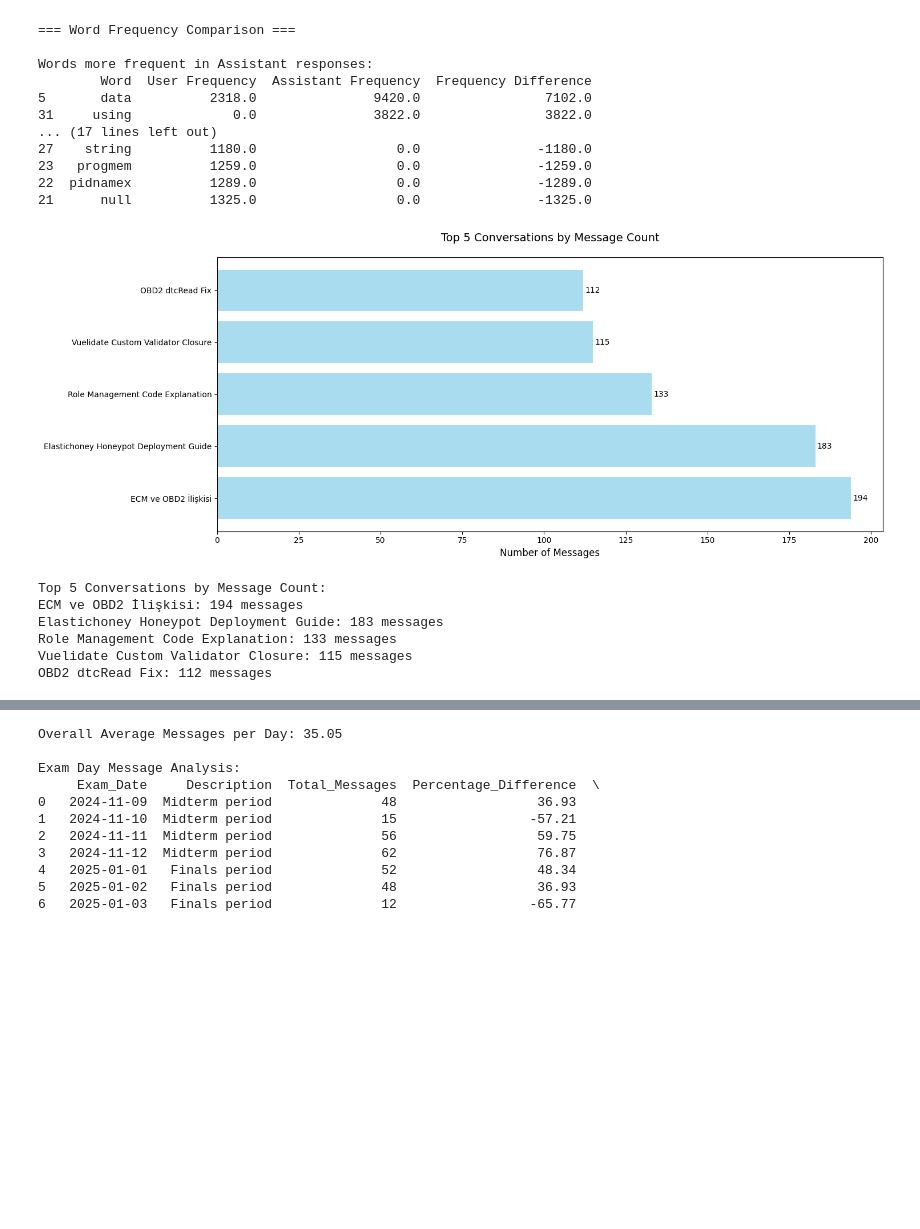
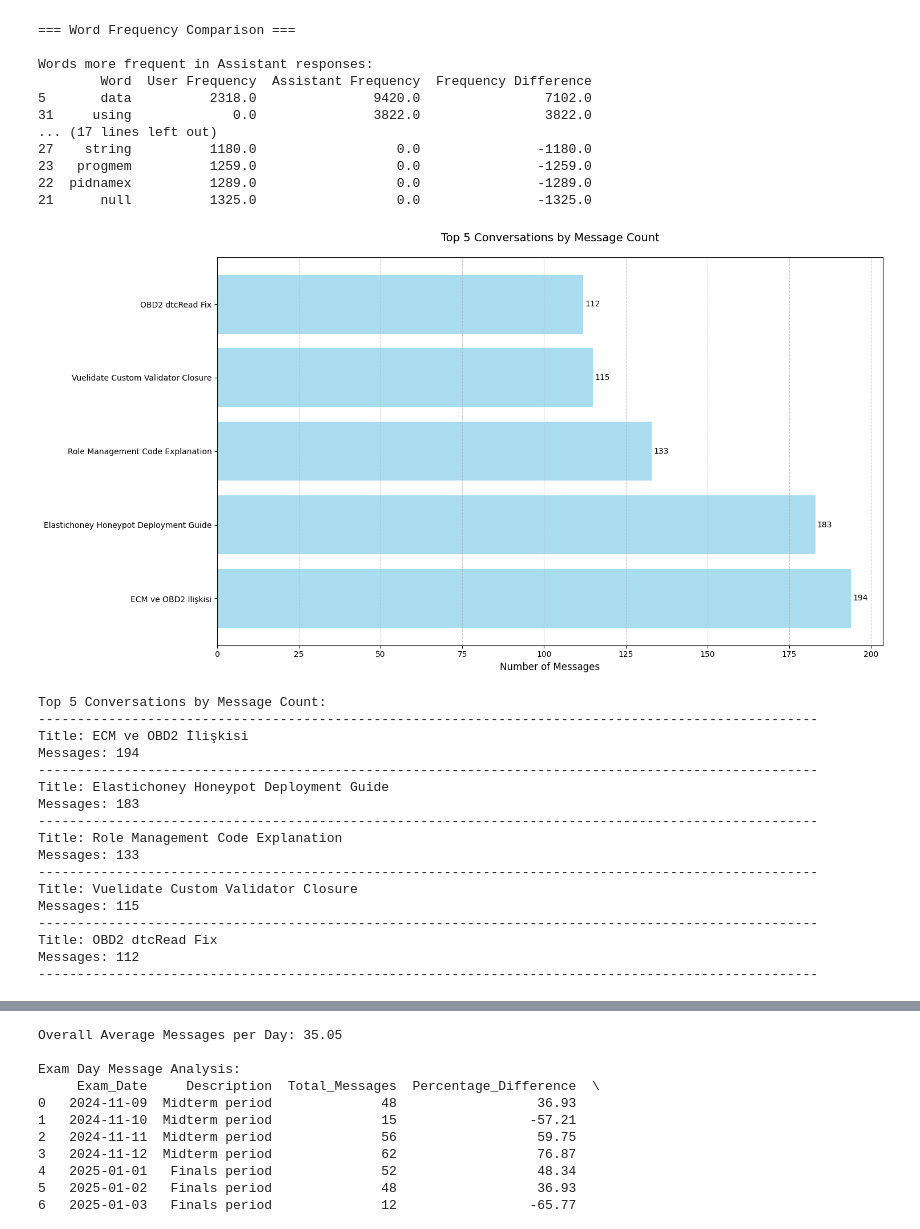
Before and after one commit to bthnzncr/dsa-210-project, a Jupyter notebook: generative-ai_usage_analysis.ipynb, the cells around one changed output, grey strips where cells are left out. Drawn from its saved outputs; the diff is of its cells as text; code cells hidden in the pictures; blank space fills up the shorter version.

```diff
--- a/generative-ai_usage_analysis.ipynb
+++ b/generative-ai_usage_analysis.ipynb
@@ -777,59 +752,83 @@ Words more frequent in Assistant responses:
 21      null          1325.0                  0.0               -1325.0
 # %%
 
+from textwrap import wrap
+with open('conversations.json', 'r', encoding='utf-8') as file:
+    conversations_data = json.load(file)
+
 # Get top 5 conversations data
-def get_top_conversations(message_dict, n=5):
+def get_top_conversations(conversations_data, n=5):
     conversations = {}
 
-    # Group messages by conversation
-    for msg_id, msg in message_dict.items():
-        conv_title = msg.get('conversation_title', 'Untitled')
-        if conv_title not in conversations:
-            conversations[conv_title] = 0
-        conversations[conv_title] += 1
+    # Iterate through conversations to get titles and count messages
+    for conversation in conversations_data:
+        title = conversation.get('title', 'No Title')
+        mapping = conversation.get('mapping', {})
+        message_count = len([msg for msg in mapping.values() if msg.get('message') is not None])
+        conversations[title] = message_count
 
     # Convert to DataFrame and sort
     conv_df = pd.DataFrame(list(conversations.items()), columns=['title', 'message_count'])
     return conv_df.nlargest(n, 'message_count')
 
 # Get top 5 conversations
-top_5 = get_top_conversations(message_dict)
+top_5 = get_top_conversations(conversations_data)
 
-# Create figure with adjusted size and tight layout
-plt.figure(figsize=(15, 6))
+# Create figure with adjusted size
+plt.figure(figsize=(15, 8))
 
 # Create horizontal bar chart
 bars = plt.barh(range(len(top_5)), top_5['message_count'], color='skyblue', alpha=0.7)
 
 # Add value labels on the bars
 for i, bar in enumerate(bars):
     plt.text(bar.get_width() + 0.5, bar.get_y() + bar.get_height()/2,
              str(int(bar.get_width())),
-             va='center')
+             va='center',
+             fontsize=10)
 
 # Customize the plot
 plt.title('Top 5 Conversations by Message Count', fontsize=14, pad=20)
 plt.xlabel('Number of Messages', fontsize=12)
 
-# Set y-axis labels with full titles
-plt.yticks(range(len(top_5)), top_5['title'], fontsize=10)
+# Set y-axis labels with wrapped titles for better readability
+wrapped_titles = ['\n'.join(wrap(str(title), width=50)) for title in top_5['title']]
+plt.yticks(range(len(top_5)), wrapped_titles, fontsize=10)
 
-# Adjust layout to prevent title cutoff
+# Add grid
+plt.grid(axis='x', linestyle='--', alpha=0.7)
+
+# Adjust layout to prevent cutoff
+plt.subplots_adjust(left=0.4)  # Give more space for titles
 plt.tight_layout()
 
 plt.show()
 
 # Print the data
 print("\nTop 5 Conversations by Message Count:")
+print("-" * 100)
 for _, row in top_5.iterrows():
-    print(f"{row['title']}: {row['message_count']} messages")
+    print(f"Title: {row['title']}")
+    print(f"Messages: {row['message_count']}")
+    print("-" * 100)
 # %% [output]
-[figure, old version]
+[figure, new version]
 Top 5 Conversations by Message Count:
-ECM ve OBD2 İlişkisi: 194 messages
-Elastichoney Honeypot Deployment Guide: 183 messages
-Role Management Code Explanation: 133 messages
-Vuelidate Custom Validator Closure: 115 messages
-OBD2 dtcRead Fix: 112 messages
+----------------------------------------------------------------------------------------------------
+Title: ECM ve OBD2 İlişkisi
+Messages: 194
+----------------------------------------------------------------------------------------------------
+Title: Elastichoney Honeypot Deployment Guide
+Messages: 183
+----------------------------------------------------------------------------------------------------
+Title: Role Management Code Explanation
+Messages: 133
+----------------------------------------------------------------------------------------------------
+Title: Vuelidate Custom Validator Closure
+Messages: 115
+----------------------------------------------------------------------------------------------------
+Title: OBD2 dtcRead Fix
+Messages: 112
+----------------------------------------------------------------------------------------------------
 # %%
 
```
Also changed, not shown: parts of 5 cells of this notebook, 1 other file.
